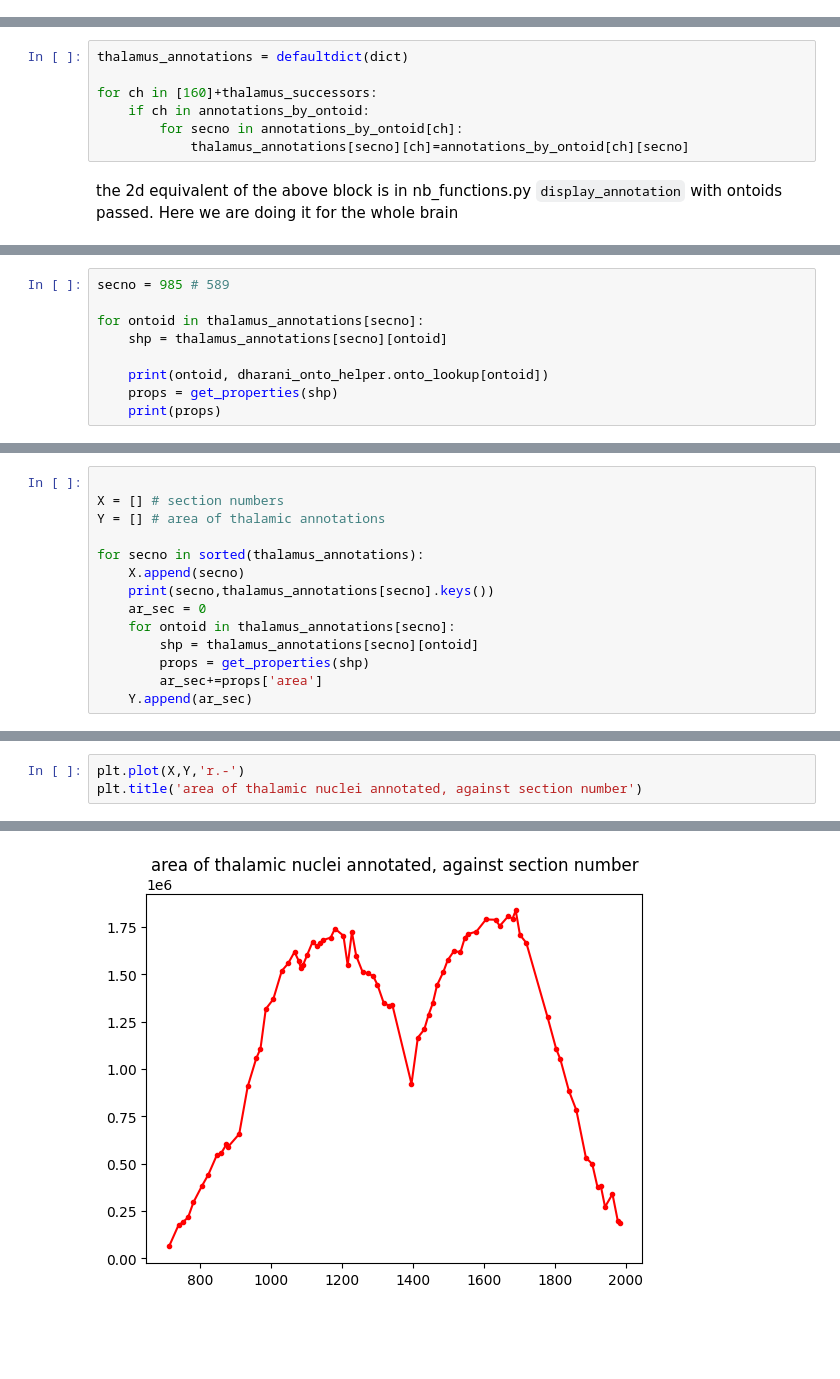
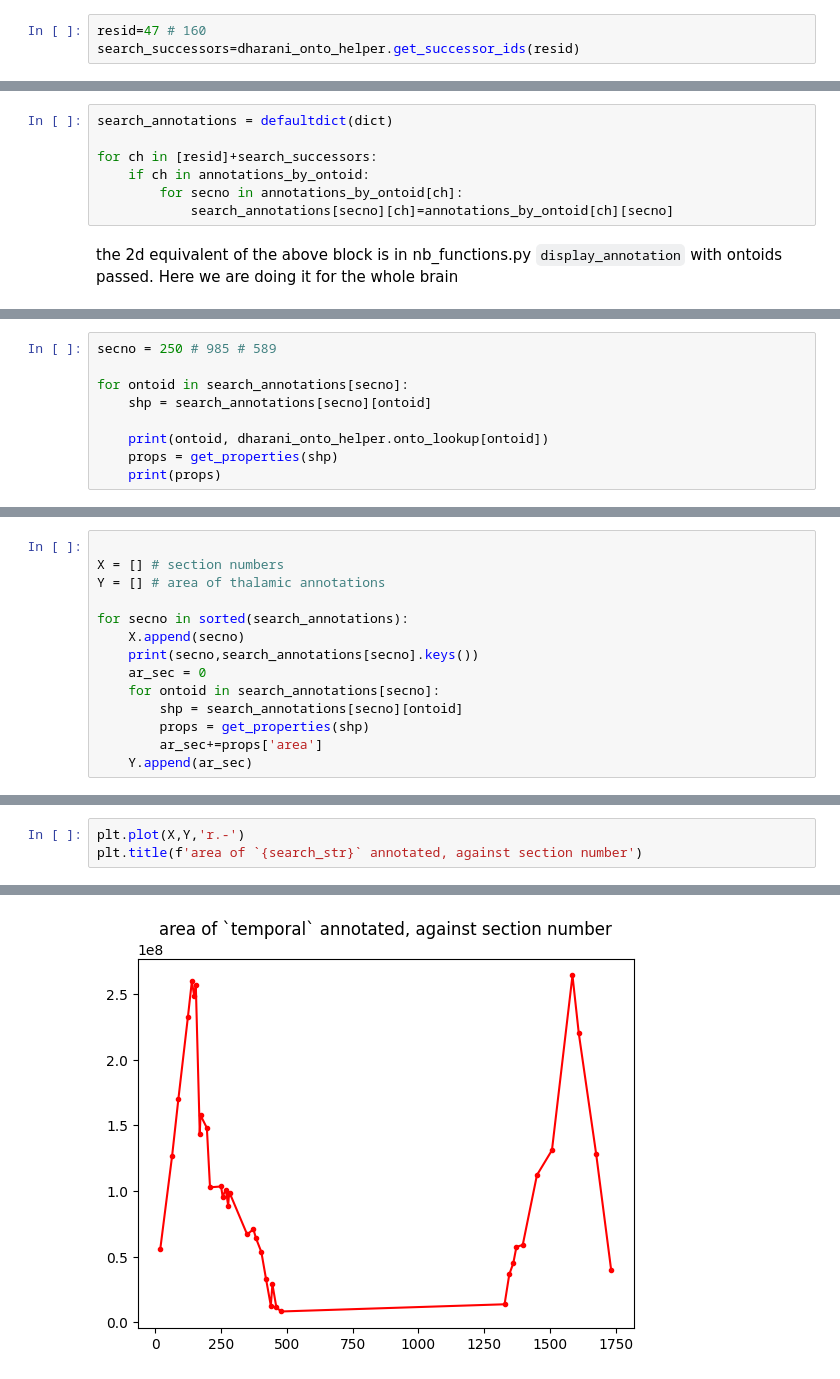
Before and after one commit to SGBC-IITM/DHARANI_data_tutorial, a Jupyter notebook: notebooks/dharani_annotation_stats.ipynb, the cells around one changed output, grey strips where cells are left out. Cells and saved outputs as stored; diff of their text form; blank space fills up the shorter version.

Commit message:
image_ops, fixes in dh_annotation_stats.nb

```diff
--- a/notebooks/dharani_annotation_stats.ipynb
+++ b/notebooks/dharani_annotation_stats.ipynb
@@ -107 +187,4 @@ thalamus_successors=dharani_onto_helper.get_successor_ids(160)
+# %%
+resid=47 # 160
+search_successors=dharani_onto_helper.get_successor_ids(resid)
 # %%
@@ -132,10 +203,10 @@ from collections import defaultdict
 # %%
-thalamus_annotations = defaultdict(dict)
+search_annotations = defaultdict(dict)
 
-for ch in [160]+thalamus_successors:
+for ch in [resid]+search_successors:
     if ch in annotations_by_ontoid:
         for secno in annotations_by_ontoid[ch]:
-            thalamus_annotations[secno][ch]=annotations_by_ontoid[ch][secno]
+            search_annotations[secno][ch]=annotations_by_ontoid[ch][secno]
 # %% [markdown]
 the 2d equivalent of the above block is in nb_functions.py `display_annotation` with ontoids passed. Here we are doing it for the whole brain
 # %%
@@ -176,8 +244,8 @@ Text(0.5, 1.0, 'number of thalamic nuclei annotated, against section number')
 # %%
-secno = 985 # 589
+secno = 250 # 985 # 589
 
-for ontoid in thalamus_annotations[secno]:
-    shp = thalamus_annotations[secno][ontoid]
+for ontoid in search_annotations[secno]:
+    shp = search_annotations[secno][ontoid]
 
     print(ontoid, dharani_onto_helper.onto_lookup[ontoid])
     props = get_properties(shp)
@@ -206,12 +272,12 @@ for ontoid in thalamus_annotations[secno]:
 X = [] # section numbers
 Y = [] # area of thalamic annotations
 
-for secno in sorted(thalamus_annotations):
+for secno in sorted(search_annotations):
     X.append(secno)
-    print(secno,thalamus_annotations[secno].keys())
+    print(secno,search_annotations[secno].keys())
     ar_sec = 0
-    for ontoid in thalamus_annotations[secno]:
-        shp = thalamus_annotations[secno][ontoid]
+    for ontoid in search_annotations[secno]:
+        shp = search_annotations[secno][ontoid]
         props = get_properties(shp)
         ar_sec+=props['area']
     Y.append(ar_sec)
@@ -236,4 +302,4 @@ for secno in sorted(thalamus_annotations):
 # %%
 plt.plot(X,Y,'r.-')
-plt.title('area of thalamic nuclei annotated, against section number')
+plt.title(f'area of `{search_str}` annotated, against section number')
 # %% [output]
@@ -241 +307 @@ Text(0.5, 1.0, 'area of thalamic nuclei annotated, against section number')
-[figure, old version]
+[figure, new version]
```
Also changed, not shown: parts of 53 cells of this notebook, 2 other files.
